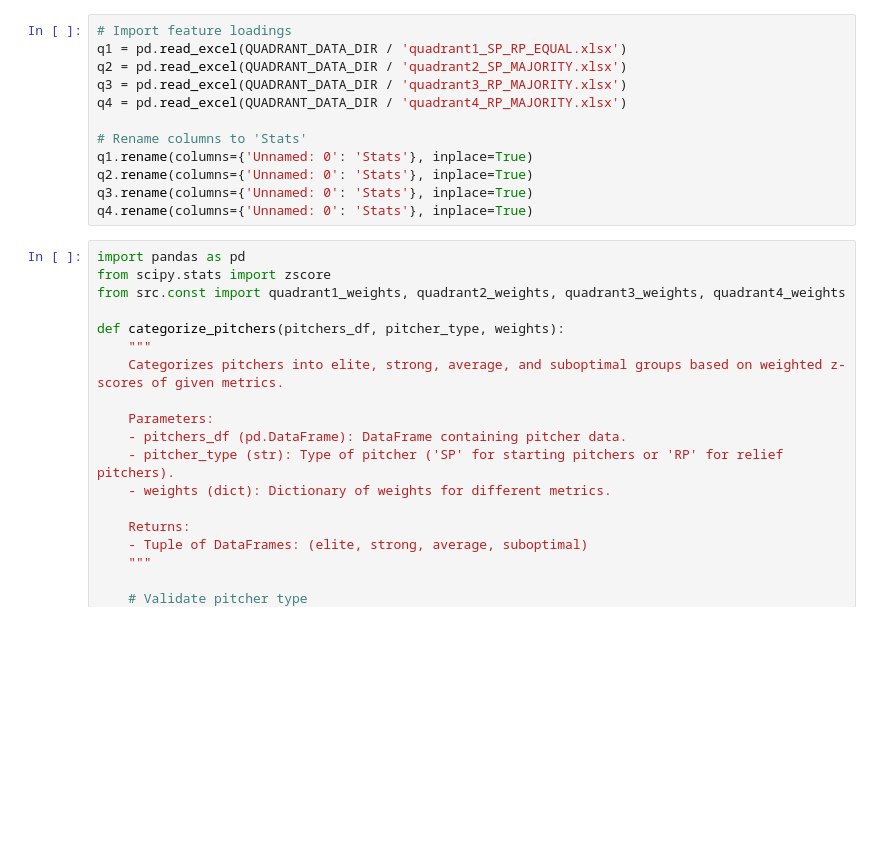
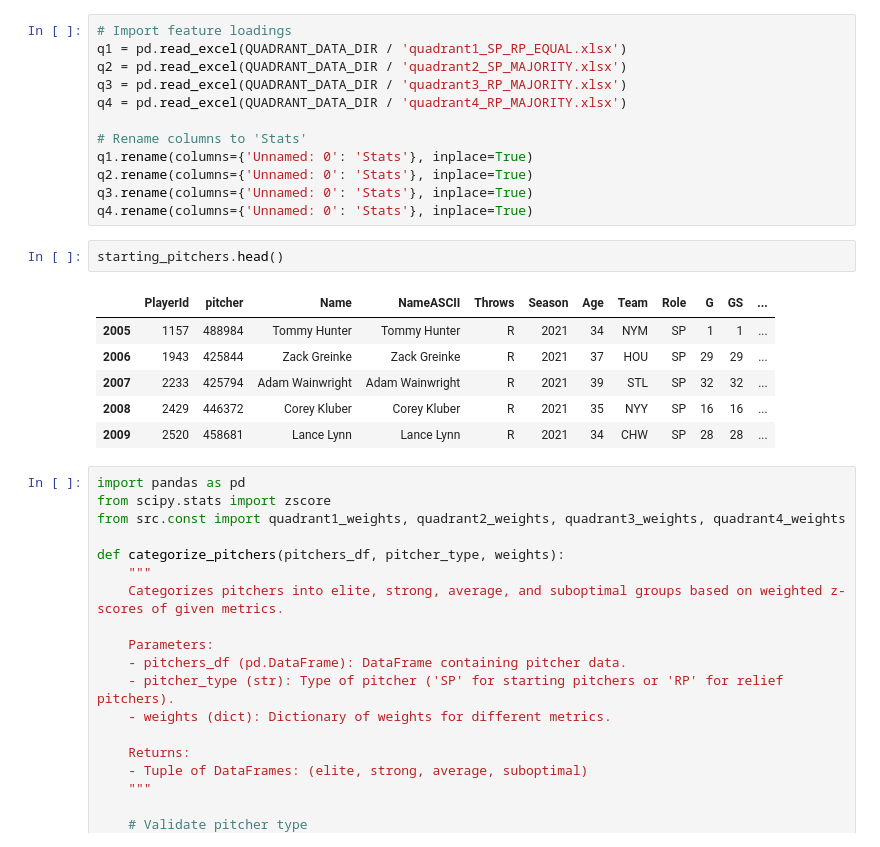
Before and after one commit to F00LIAN/Reds_Pitching_Hackathon_Team_Mendoza_Line, a Jupyter notebook: notebooks/03_calculate_zscores.ipynb, the cells around one changed output. Saved outputs shown, nothing was run; the diff lists cells and outputs as text; blank space fills up the shorter version.

```diff
--- a/notebooks/03_calculate_zscores.ipynb
+++ b/notebooks/03_calculate_zscores.ipynb
@@ -76,6 +76,15 @@ q1.rename(columns={'Unnamed: 0': 'Stats'}, inplace=True)
 q2.rename(columns={'Unnamed: 0': 'Stats'}, inplace=True)
 q3.rename(columns={'Unnamed: 0': 'Stats'}, inplace=True)
 q4.rename(columns={'Unnamed: 0': 'Stats'}, inplace=True)
+# %%
+starting_pitchers.head()
+# %% [output]
+|  | PlayerId | pitcher | Name | NameASCII | Throws | Season | Age | Team | Role | G | GS | ... |
+| 2005 | 1157 | 488984 | Tommy Hunter | Tommy Hunter | R | 2021 | 34 | NYM | SP | 1 | 1 | ... |
+| 2006 | 1943 | 425844 | Zack Greinke | Zack Greinke | R | 2021 | 37 | HOU | SP | 29 | 29 | ... |
+| 2007 | 2233 | 425794 | Adam Wainwright | Adam Wainwright | R | 2021 | 39 | STL | SP | 32 | 32 | ... |
+| 2008 | 2429 | 446372 | Corey Kluber | Corey Kluber | R | 2021 | 35 | NYY | SP | 16 | 16 | ... |
+| 2009 | 2520 | 458681 | Lance Lynn | Lance Lynn | R | 2021 | 34 | CHW | SP | 28 | 28 | ... |
 # %%
 import pandas as pd
 from scipy.stats import zscore
```
Also changed, not shown: 27 other files.
